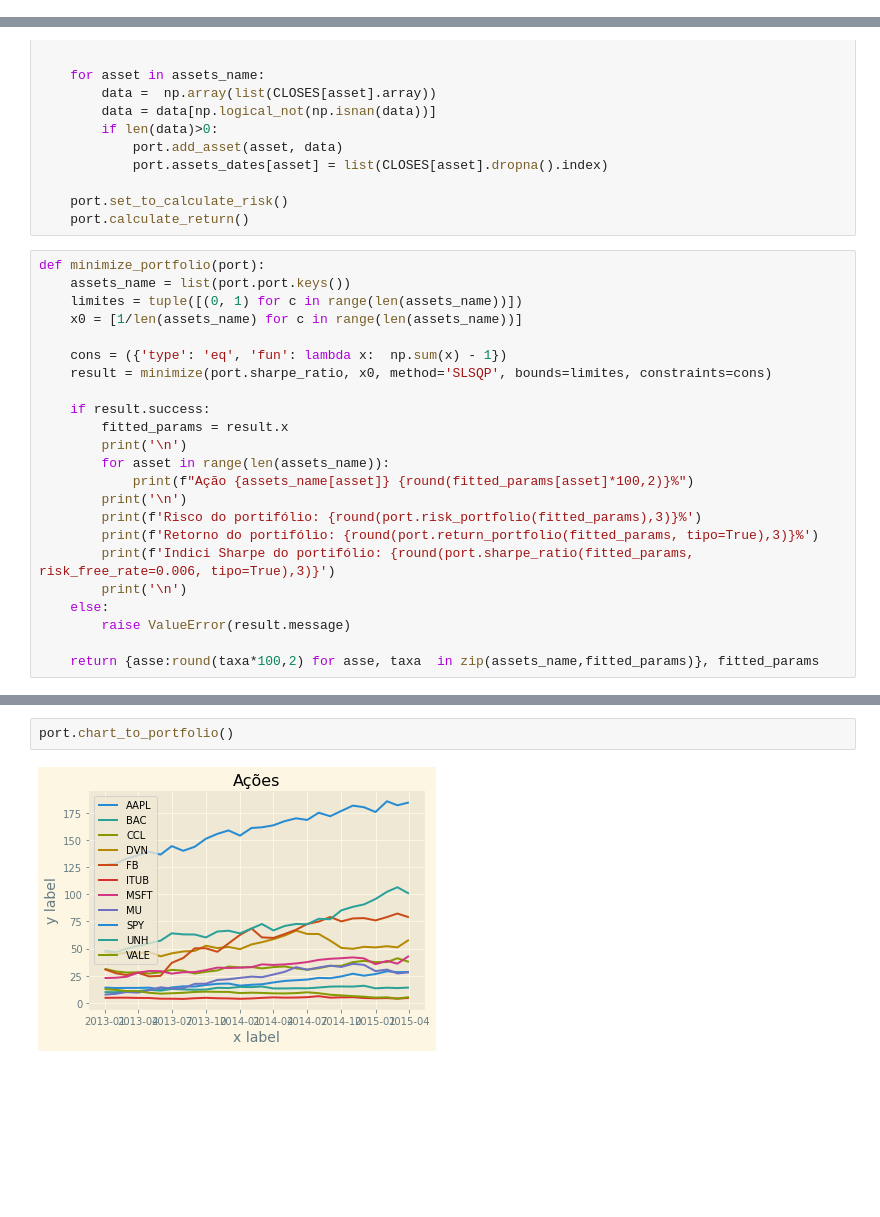
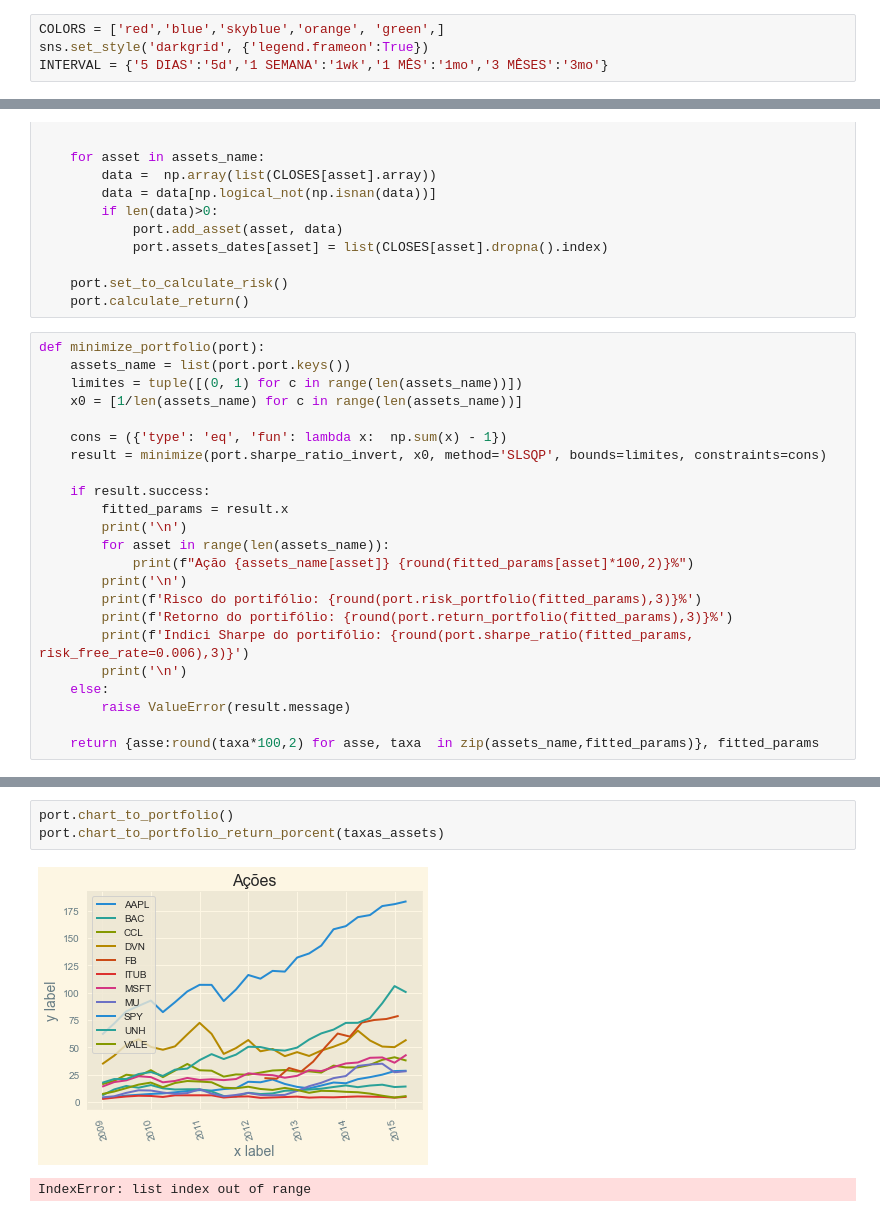
Before and after one commit to edno2819/Portfolio-Manager-by-Risk-and-Sharpe-optimization, a Jupyter notebook: Otimization portfolio/charts.ipynb, the cells around one changed output, grey strips where cells are left out. Drawn from its saved outputs; the diff is of its cells as text; blank space fills up the shorter version.

Commit message:
dash portfolio

```diff
--- a/Otimization portfolio/charts.ipynb
+++ b/Otimization portfolio/charts.ipynb
@@ -7,3 +8,7 @@ import numpy  as np
+# %%
+COLORS = ['red','blue','skyblue','orange', 'green',]
+sns.set_style('darkgrid', {'legend.frameon':True})
+INTERVAL = {'5 DIAS':'5d','1 SEMANA':'1wk','1 MÊS':'1mo','3 MÊSES':'3mo'}
 # %%
 
 def set_assets_portfolio(port, assets, start, end, interval):
@@ -30,7 +35,7 @@ def minimize_portfolio(port):
     x0 = [1/len(assets_name) for c in range(len(assets_name))]
 
     cons = ({'type': 'eq', 'fun': lambda x:  np.sum(x) - 1})
-    result = minimize(port.sharpe_ratio, x0, method='SLSQP', bounds=limites, constraints=cons)
+    result = minimize(port.sharpe_ratio_invert, x0, method='SLSQP', bounds=limites, constraints=cons)
 
     if result.success:
         fitted_params = result.x
@@ -39,8 +44,8 @@ def minimize_portfolio(port):
             print(f"Ação {assets_name[asset]} {round(fitted_params[asset]*100,2)}%")
         print('\n')
         print(f'Risco do portifólio: {round(port.risk_portfolio(fitted_params),3)}%')
-        print(f'Retorno do portifólio: {round(port.return_portfolio(fitted_params, tipo=True),3)}%')
-        print(f'Indici Sharpe do portifólio: {round(port.sharpe_ratio(fitted_params, risk_free_rate=0.006, tipo=True),3)}')
+        print(f'Retorno do portifólio: {round(port.return_portfolio(fitted_params),3)}%')
+        print(f'Indici Sharpe do portifólio: {round(port.sharpe_ratio(fitted_params, risk_free_rate=0.006),3)}')
         print('\n')
     else:
         raise ValueError(result.message)
@@ -86,6 +104,8 @@ plt.show()
 # %%
 port.chart_to_portfolio()
+port.chart_to_portfolio_return_porcent(taxas_assets)
 # %% [output]
-[figure, old version]
+[figure, new version]
+IndexError: list index out of range
 # %%
 start = "2015-04-30"
```
Also changed, not shown: parts of 10 cells of this notebook, 41 other files.
